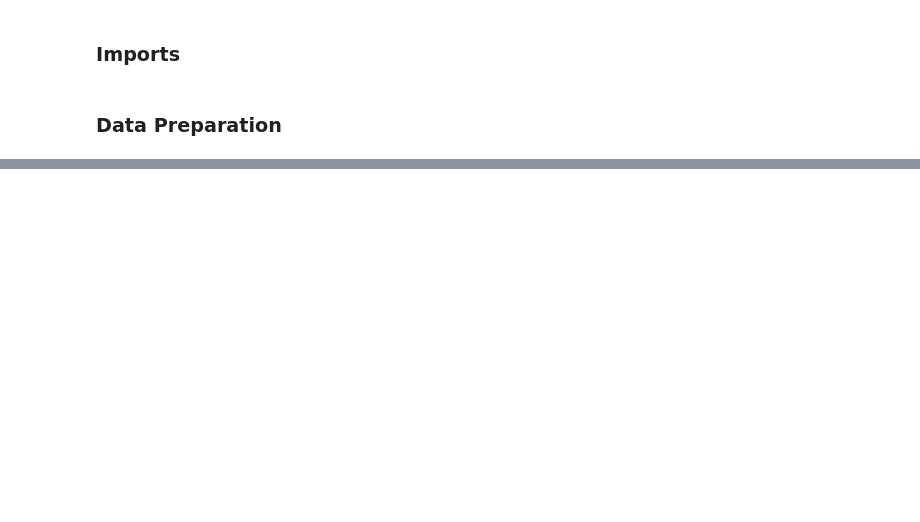
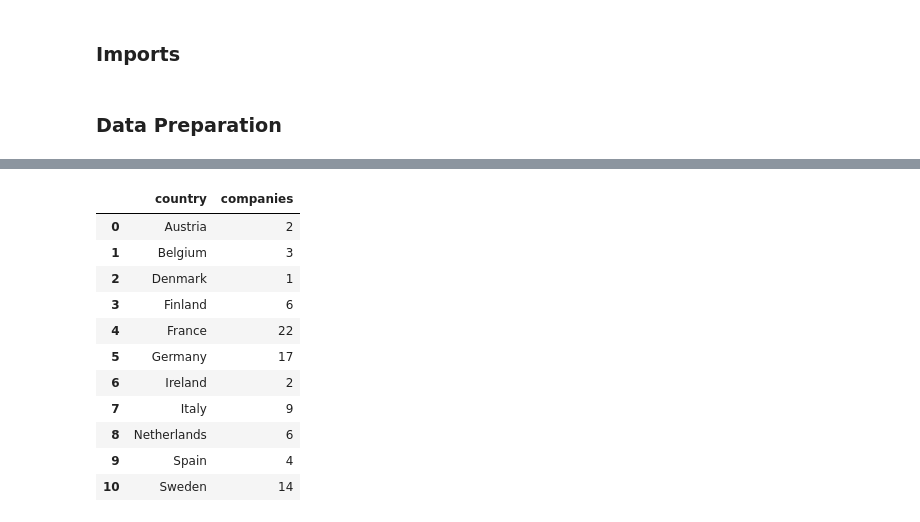
Before and after one commit to mivelikikh/sustainable_finance_course, a Jupyter notebook: codes/basic_files_preparation.ipynb, the cells around one changed output, grey strips where cells are left out. Drawn from its saved outputs; the diff is of its cells as text; code cells hidden in the pictures; blank space fills up the shorter version.

```diff
--- a/codes/basic_files_preparation.ipynb
+++ b/codes/basic_files_preparation.ipynb
@@ -102,0 +132,28 @@ eu_returns_= eu_returns_[eu_market_cap_columns]
+# %%
+countries_obs = {'Austria': 2,
+                 'Belgium': 3,
+                 'Denmark': 1,
+                 'Finland': 6,
+                 'France': 22,
+                 'Germany': 17,
+                 'Ireland': 2,
+                 'Italy': 9,
+                 'Netherlands': 6,
+                 'Spain': 4,
+                 'Sweden': 14}
+# %%
+countries_obs_df = pd.DataFrame(list(countries_obs.items()), columns=['country', 'companies'])
+countries_obs_df
+# %% [output]
+|  | country | companies |
+| 0 | Austria | 2 |
+| 1 | Belgium | 3 |
+| 2 | Denmark | 1 |
+| 3 | Finland | 6 |
+| 4 | France | 22 |
+| 5 | Germany | 17 |
+| 6 | Ireland | 2 |
+| 7 | Italy | 9 |
+| 8 | Netherlands | 6 |
+| 9 | Spain | 4 |
+| 10 | Sweden | 14 |
```
Also changed, not shown: parts of 6 cells of this notebook.
